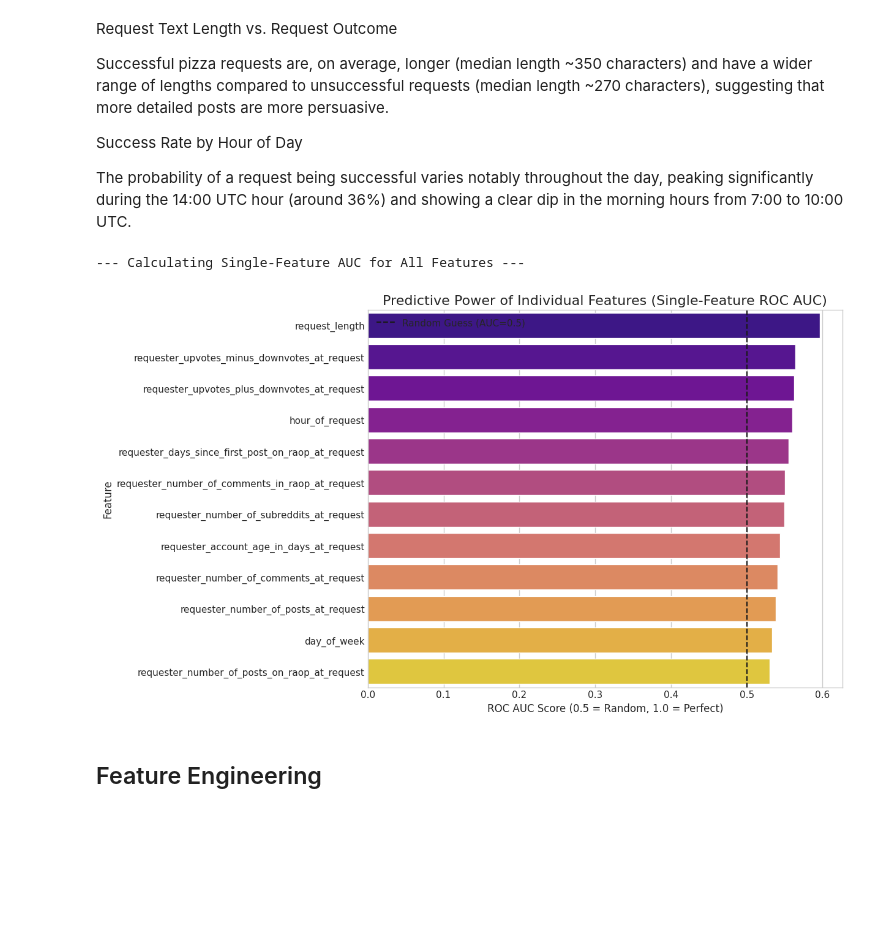
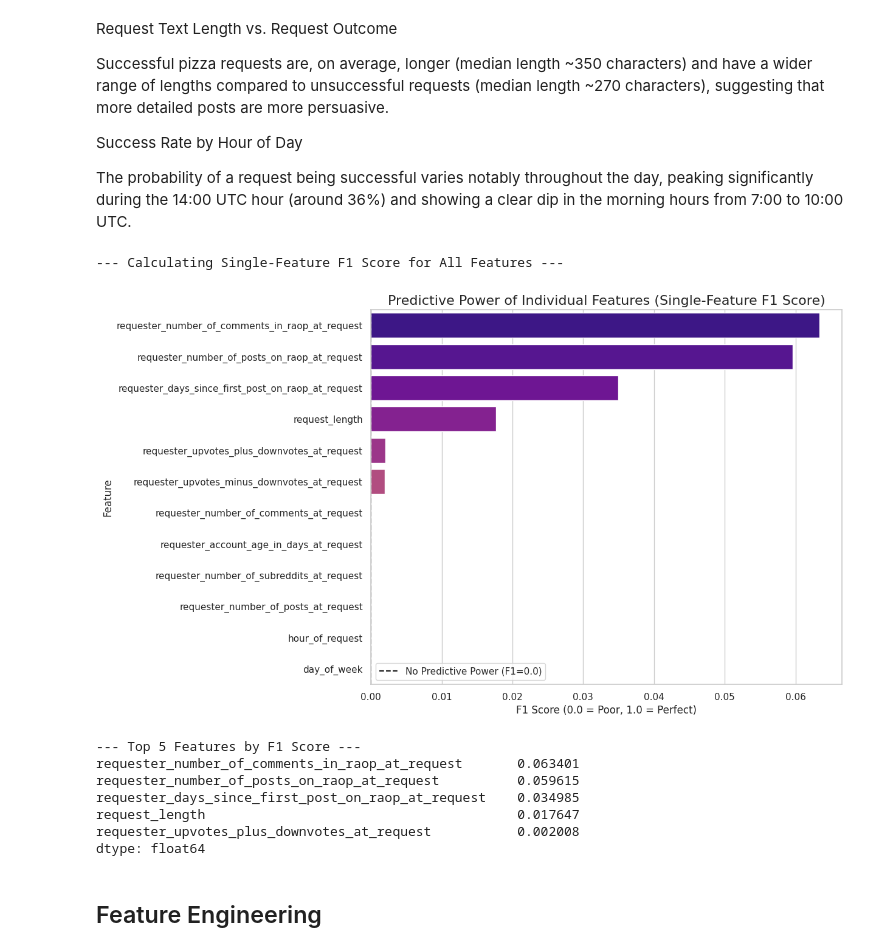
Before and after one commit to GauthierRoy/pizza_api_ml, a Jupyter notebook: notebooks/preliminary_analysis.ipynb, the cells around one changed output. Drawn from its saved outputs; the diff is of its cells as text; code cells hidden in the pictures; blank space fills up the shorter version.

Commit message:
Fix metric and change model in consequence

```diff
--- a/notebooks/preliminary_analysis.ipynb
+++ b/notebooks/preliminary_analysis.ipynb
@@ -415,13 +410,13 @@ from sklearn.preprocessing import OneHotEncoder
 from sklearn.compose import ColumnTransformer
 from sklearn.pipeline import make_pipeline
 from sklearn.linear_model import LogisticRegression
-from sklearn.metrics import roc_auc_score
+from sklearn.metrics import f1_score  # Changed from roc_auc_score
 import warnings
 
 warnings.filterwarnings("ignore")
 
-# Single-Feature AUC to Measure Predictive Power
-print("\n--- Calculating Single-Feature AUC for All Features ---")
+# Single-Feature F1 Score to Measure Predictive Power
+print("\n--- Calculating Single-Feature F1 Score for All Features ---")
 df["request_length"] = df["request_text_edit_aware"].str.len().fillna(0)
 
 # Define our feature lists again for clarity
@@ -441,57 +436,71 @@ categorical_features = ["hour_of_request", "day_of_week"]
 
 # Combine all features we want to test
 all_features = numeric_features + categorical_features
-auc_scores = {}
+f1_scores = {}  # Changed from auc_scores
 
 # df["hour_of_request"] = df["request_datetime_utc"].dt.hour
 df["day_of_week"] = df["request_datetime_utc"].dt.dayofweek
-
 
 for feature in all_features:
     # Build a tiny pipeline to process this one feature
     # It will OneHotEncode categoricals and pass numerics through
     preprocessor = ColumnTransformer(
         [
             (
                 "cat",
                 OneHotEncoder(handle_unknown="ignore"),
                 [feature]
-                if df[feature].dtype == "object"
-                or feature in categorical_features
+                if df[feature].dtype == "object" or feature in categorical_features
                 else [],
             )
         ],
         remainder="passthrough",
     )
 
     model_pipeline = make_pipeline(preprocessor, LogisticRegression())
 
     # Fit the model on the training data for that single feature
     model_pipeline.fit(df[[feature]], df["requester_received_pizza"])
 
-    # Get the probability predictions for the positive class
-    y_pred_proba = model_pipeline.predict_proba(df[[feature]])[:, 1]
+    # Get the class predictions (not probabilities)
+    y_pred = model_pipeline.predict(df[[feature]])  # Changed from predict_proba
 
-    # Calculate and store the AUC
-    auc_scores[feature] = roc_auc_score(df["requester_received_pizza"], y_pred_proba)
+    # Calculate and store the F1 score
+    f1_scores[feature] = f1_score(
+        df["requester_received_pizza"], y_pred
+    )  # Changed metric
 
 # Convert to a sorted Series for plotting
-auc_series = pd.Series(auc_scores).sort_values(ascending=False)
+f1_series = pd.Series(f1_scores).sort_values(ascending=False)  # Changed variable name
 
 # Visualization
 plt.figure(figsize=(10, 8))
-sns.barplot(x=auc_series.values, y=auc_series.index, palette="plasma")
+sns.barplot(x=f1_series.values, y=f1_series.index, palette="plasma")
 plt.title(
-    "Predictive Power of Individual Features (Single-Feature ROC AUC)", fontsize=16
+    "Predictive Power of Individual Features (Single-Feature F1 Score)",
+    fontsize=16,  # Updated title
 )
-plt.xlabel("ROC AUC Score (0.5 = Random, 1.0 = Perfect)")
+plt.xlabel("F1 Score (0.0 = Poor, 1.0 = Perfect)")  # Updated label
 plt.ylabel("Feature")
-plt.axvline(x=0.5, color="k", linestyle="--", label="Random Guess (AUC=0.5)")
+plt.axvline(
+    x=0.0, color="k", linestyle="--", label="No Predictive Power (F1=0.0)"
+)  # Updated reference line
 plt.legend()
 plt.show()
+
+# Print top performing features
+print(f"\n--- Top 5 Features by F1 Score ---")
+print(f1_series.head())
 # %% [output]
---- Calculating Single-Feature AUC for All Features ---
+--- Calculating Single-Feature F1 Score for All Features ---
-[figure, old version]
+[figure, new version]
+--- Top 5 Features by F1 Score ---
+requester_number_of_comments_in_raop_at_request       0.063401
+requester_number_of_posts_on_raop_at_request          0.059615
+requester_days_since_first_post_on_raop_at_request    0.034985
+request_length                                        0.017647
+requester_upvotes_plus_downvotes_at_request           0.002008
+dtype: float64
 # %% [markdown]
 ## Feature Engineering
 # %%
```
Also changed, not shown: parts of 5 cells of this notebook, 5 other files.
